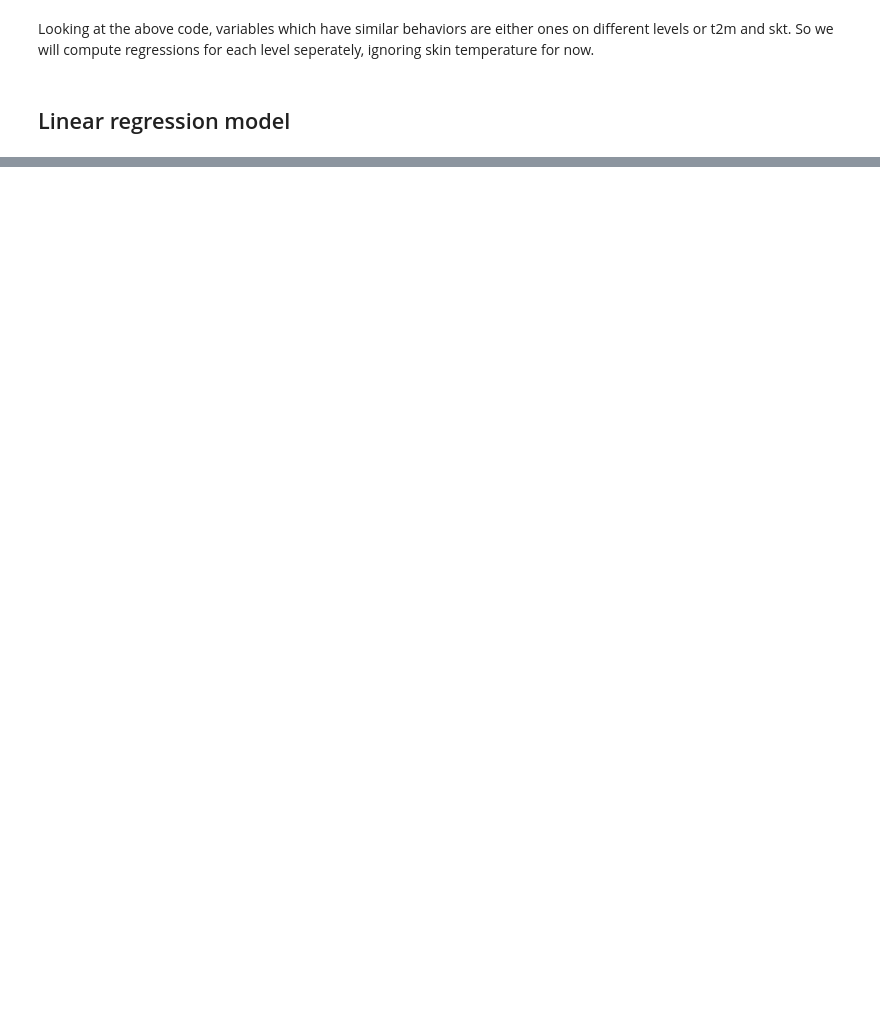
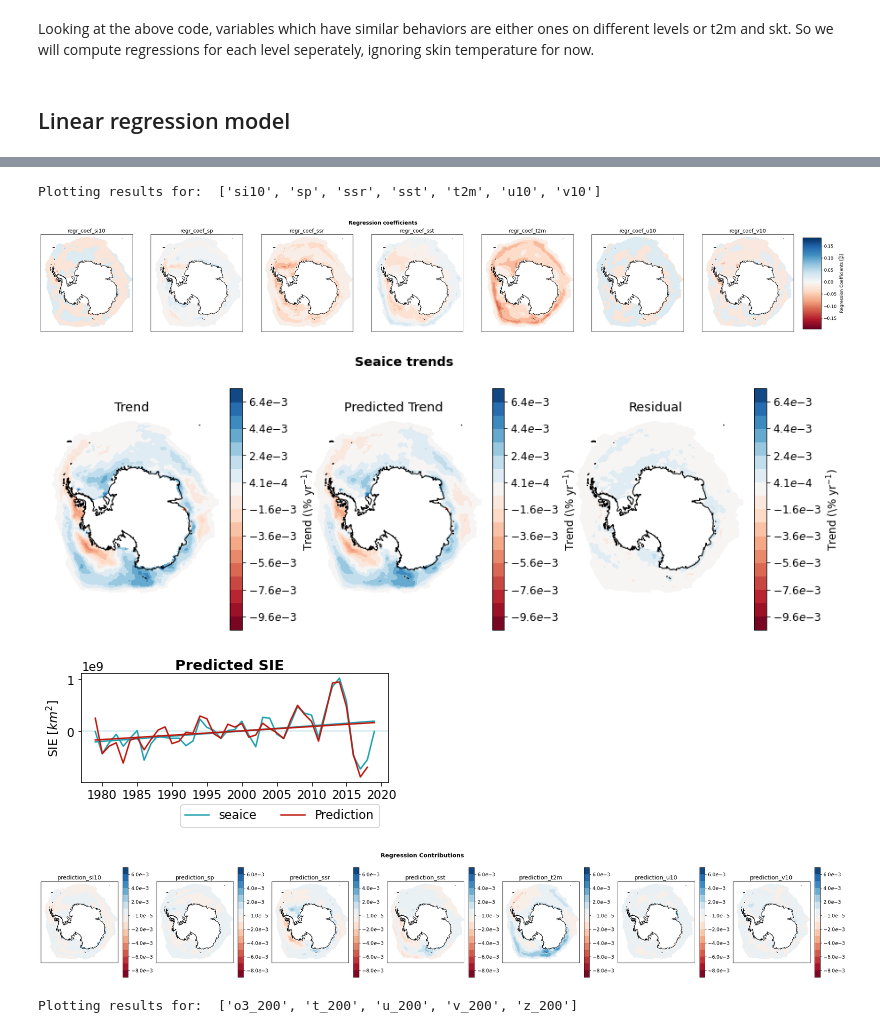
Before and after one commit to hjelleyman/Antarctica-M.1, a Jupyter notebook: Week 4.ipynb, the cells around one changed output, grey strips where cells are left out. Saved outputs shown, nothing was run; the diff lists cells and outputs as text; code cells hidden in the pictures; blank space fills up the shorter version.

```diff
--- a/Week 4.ipynb
+++ b/Week 4.ipynb
@@ -145,16 +119,32 @@ Data variables:
 # %%
+# Normalize the variables this will be reversed later
+ds = xr.open_dataset('processed_data/environmental.nc')
+
+ds = ds.sel(time=slice('1979-01-01','2019-12-31'))
+
+mean_vec = ds.mean(dim='time')
+std_vec = ds.std(dim='time')
+
+ds = (ds-mean_vec)/std_vec
+ds
+# for v in ds:
+#     plt.plot(ds.time, ds[v].mean(dim=('x','y')))
+#     plt.title(v)
+#     plt.show()
+
 seaice = w3.load_data(['seaice'],projection='SouthPolarStereo', temporal_resolution='annual',temporal_decomposition='anomalous',detrend='raw')
 ds['seaice'] = seaice['seaice']
 
 v = [v for v in ds]
-x_surface = ['si10','sp','ssr','sst','t2m','u10','v10']
+x_surface = ['si10','sp', 'ssr', 'sst','t2m','u10','v10']
+x_subset =  ['t2m','u10', 'v10', 'si10', 'sp']
 x_200 = [vi for vi in v if '_200' in vi]
 x_500 = [vi for vi in v if '_500' in vi]
 x_700 = [vi for vi in v if '_700' in vi]
 
-for x in [x_surface, x_200, x_500, x_700]:
+for x in [x_surface, x_200, x_500, x_700, x_subset]:
     print('Regressing variables: ', x)
-    regression_results = w3.multiple_fast_regression(ds, 'seaice', x)
+    regression_results = w4.multiple_fast_regression(ds, 'seaice', x)
     v2 = [vi for vi in regression_results if vi not in v]
     for vi in v2:
         ds[vi] = regression_results[vi]
@@ -191,0 +185,11 @@ Data variables:
+# %%
+for x in [x_surface, x_200, x_500, x_700, x_subset]:
+    print('Plotting results for: ', x)
+    w4.plotting(ds, 'seaice',x)
+# %% [output]
+Plotting results for:  ['si10', 'sp', 'ssr', 'sst', 't2m', 'u10', 'v10']
+[figure, added]
+[figure, added]
+[figure, added]
+[figure, added]
+Plotting results for:  ['o3_200', 't_200', 'u_200', 'v_200', 'z_200']
```
Also changed, not shown: parts of 8 cells of this notebook, 7 other files.
